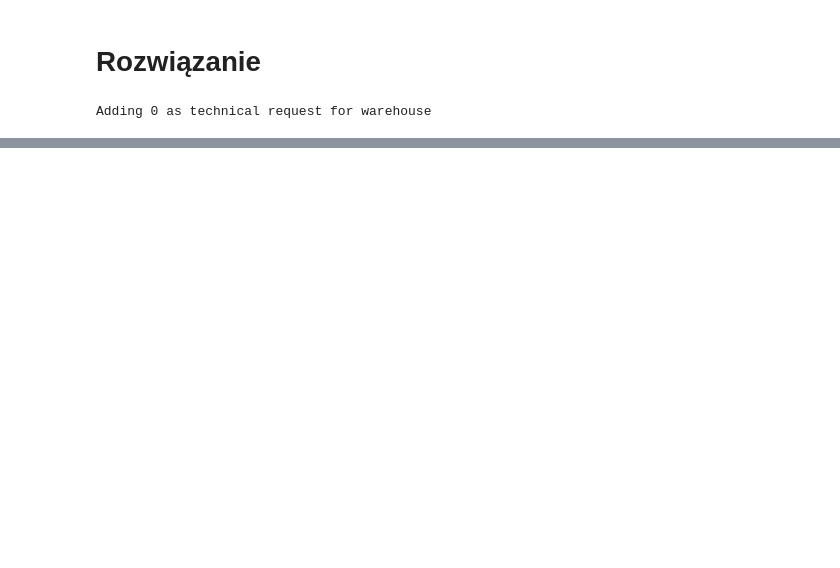
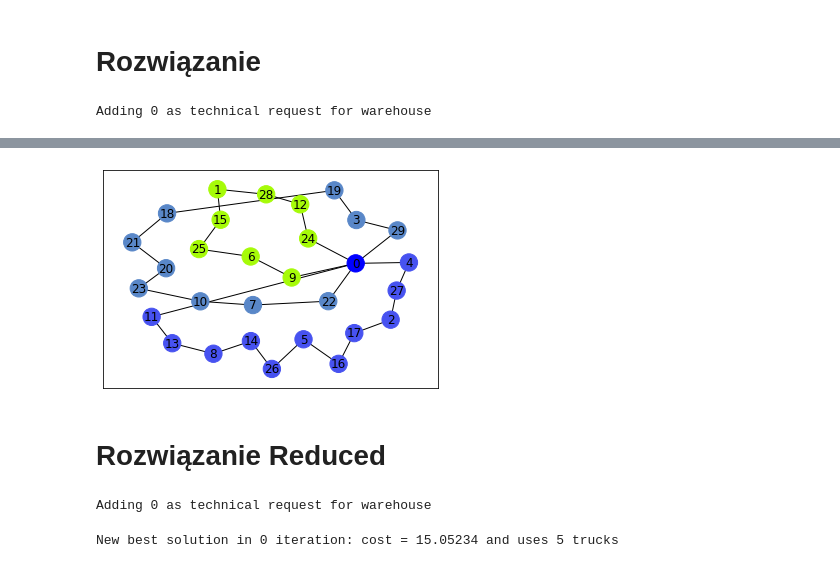
Before and after one commit to PrzeChoj/MSI2, a Jupyter notebook: project1/Python/Test_of_ant_colony.ipynb, the cells around one changed output, grey strips where cells are left out. Saved outputs shown, nothing was run; the diff lists cells and outputs as text; code cells hidden in the pictures; blank space fills up the shorter version.

```diff
--- a/project1/Python/Test_of_ant_colony.ipynb
+++ b/project1/Python/Test_of_ant_colony.ipynb
@@ -383,0 +400,22 @@ plot_solution(antColony)
+# %%
+plot_solution(antColony)
+# %% [output]
+[figure, added]
+# %% [markdown]
+# Rozwiązanie Reduced
+# %%
+antColony = AntColony_Reduced(number_of_ants=None, alpha=1, beta=5, starting_pheromone = 1, Q = 1)
+
+coordinates = np.empty((M,2))
+for i in range(M):
+    coordinates[i] = pos[i]
+
+request = np.ones(M-1) * 10
+
+antColony.set_problem(coordinates, request, 110, 1000, 5)
+# %% [output]
+Adding 0 as technical request for warehouse
+# %%
+antColony.optimize(1, print_progress=True)
+# %% [output]
+New best solution in 0 iteration: cost = 15.05234 and uses 5 trucks
```
Also changed, not shown: parts of 21 cells of this notebook, 1 other file.
